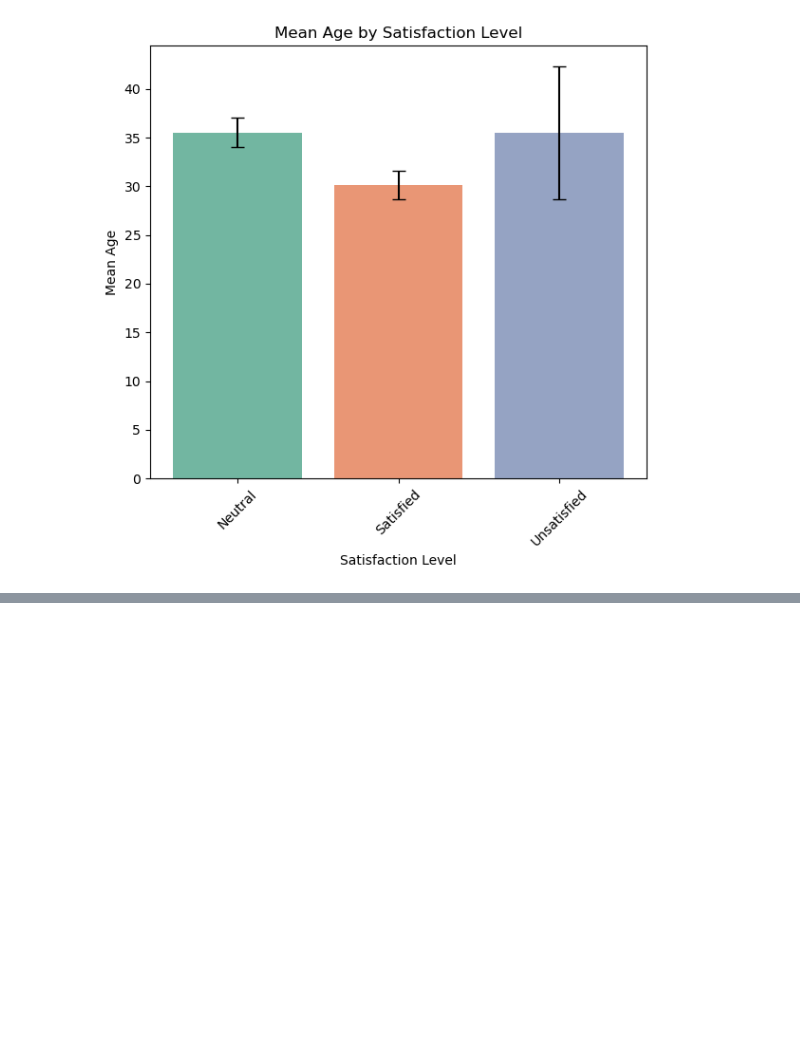
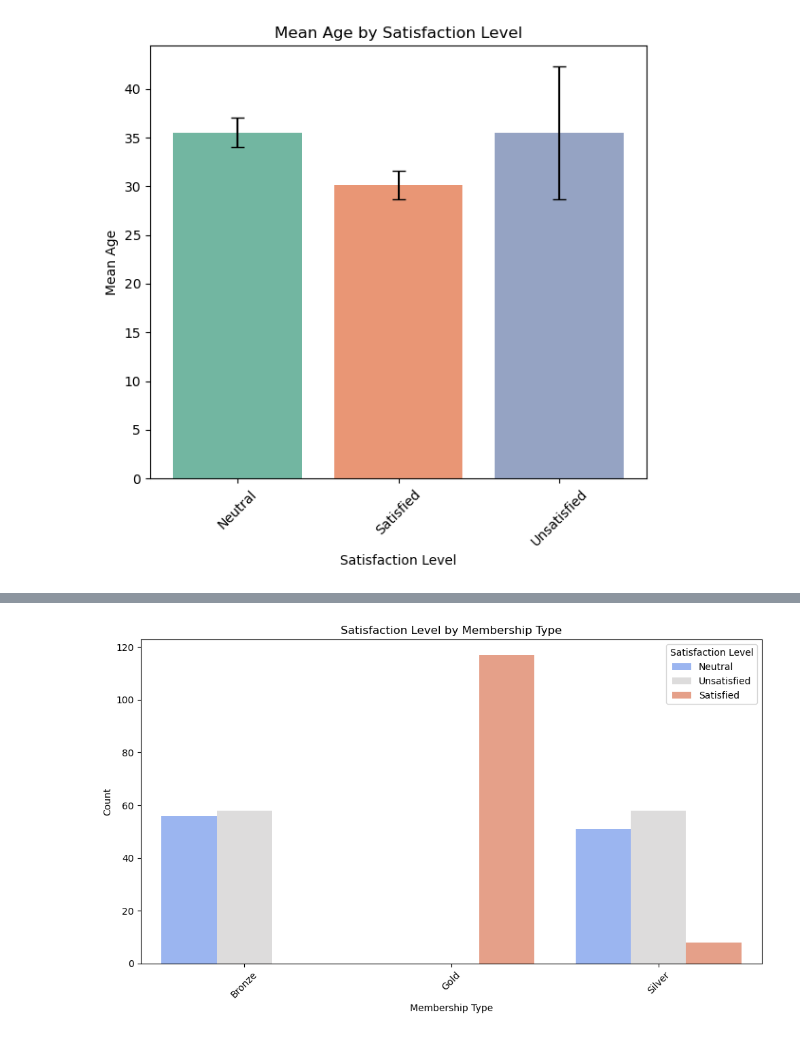
Before and after one commit to KubaBogacz/WebSystemsAnalysis, a Jupyter notebook: AoWBSProject2/task_1.ipynb, the cells around one changed output, grey strips where cells are left out. Drawn from its saved outputs; the diff is of its cells as text; code cells hidden in the pictures; blank space fills up the shorter version.

```diff
--- a/AoWBSProject2/task_1.ipynb
+++ b/AoWBSProject2/task_1.ipynb
@@ -213,0 +232,18 @@ plt.show()
+# %%
+# Plot the dependence of membership type on satisfaction level with a different color palette
+plt.figure(figsize=(10, 6))
+sns.barplot(
+    data=membership_satisfaction,
+    x="Membership Type",
+    y="count",
+    hue="Satisfaction Level",
+    palette="coolwarm"
+)
+plt.title("Satisfaction Level by Membership Type")
+plt.xlabel("Membership Type")
+plt.ylabel("Count")
+plt.xticks(rotation=45)
+plt.tight_layout()
+plt.show()
+# %% [output]
+[figure, added]
```
Also changed, not shown: parts of 2 cells of this notebook, 2 other files.
